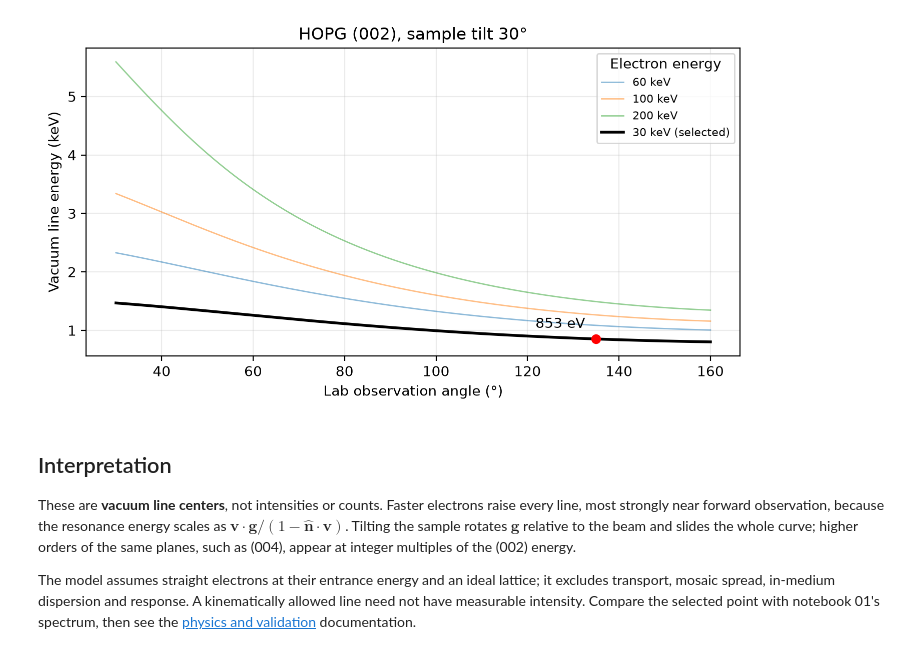
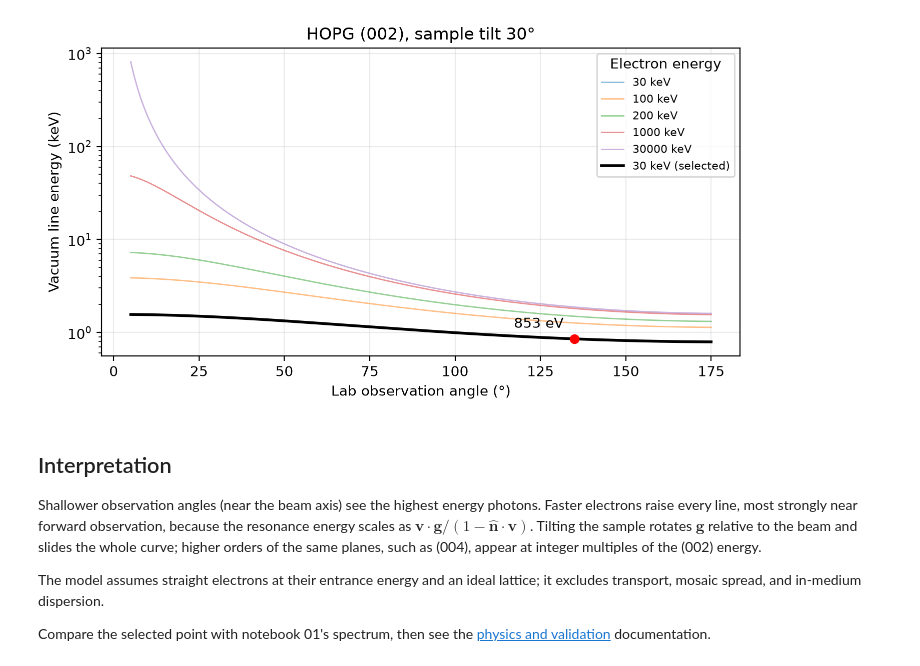
Before and after one commit to Quantum-Light-Matter-Cooperative-QLMC/pyrite, a Jupyter notebook: docs/notebooks/fundamentals/03-pxr-line-energies.ipynb, the cells around one changed output. Cells and saved outputs as stored; diff of their text form; code cells hidden in the pictures.

```diff
--- a/docs/notebooks/fundamentals/03-pxr-line-energies.ipynb
+++ b/docs/notebooks/fundamentals/03-pxr-line-energies.ipynb
@@ -28,9 +28,9 @@ from pyrite.radiation import photon_energies
 catalog = load_material_catalog()
 # %%
 # Live in Molab or a local marimo session; the static page shows the defaults.
-energy_keV = mo.ui.slider(10, 200, step=5, value=30, label="Electron energy (keV)")
-tilt_deg = mo.ui.slider(0, 75, step=5, value=30, label="Sample tilt (°)")
-observation_deg = mo.ui.slider(30, 160, step=5, value=135, label="Observation angle (°)")
+energy_keV = mo.ui.slider(30, 1000, step=10, value=30, label="Electron energy (keV)")
+tilt_deg = mo.ui.slider(0, 89, step=5, value=30, label="Sample tilt (°)")
+observation_deg = mo.ui.slider(5, 180, step=5, value=135, label="Observation angle (°)")
 reflection = mo.ui.dropdown(
     {"(002)": (0, 0, 2), "(004)": (0, 0, 4), "(006)": (0, 0, 6)},
     value="(002)",
@@ -42,8 +42,8 @@ mo.vstack([energy_keV, tilt_deg, observation_deg, reflection])
 # %%
 from pyrite.units import ureg
 
-angles_deg = np.linspace(30, 160, 131)
-reference_keV = np.array([60.0, 100.0, 200.0])
+angles_deg = np.linspace(5, 175, 171)
+reference_keV = np.array([30.0, 100.0, 200.0, 1_000.0, 30_000.0])
 # The analytic API takes numeric eV/degree magnitudes, not Pint objects.
 beam_energies_eV = (np.r_[reference_keV, energy_keV.value] * ureg.keV).to("eV").magnitude
 lines_eV = photon_energies(
@@ -67,30 +67,32 @@ selected_eV = float(
 # %%
 figure, axis = plt.subplots(figsize=(7, 3.8), layout="constrained")
 for _energy, _line in zip(reference_keV, lines_eV[:-1], strict=True):
     axis.plot(angles_deg, _line / 1_000, lw=1, alpha=0.5, label=f"{_energy:g} keV")
 axis.plot(angles_deg, lines_eV[-1] / 1_000, "k", lw=2, label=f"{energy_keV.value:g} keV (selected)")
 axis.plot(observation_deg.value, selected_eV / 1_000, "ro", zorder=3)
 axis.annotate(
     f"{selected_eV:.0f} eV",
     (observation_deg.value, selected_eV / 1_000),
     textcoords="offset points",
     xytext=(-8, 8),
     ha="right",
 )
 axis.set(
     xlabel="Lab observation angle (°)",
     ylabel="Vacuum line energy (keV)",
     title=f"HOPG {reflection.selected_key}, sample tilt {tilt_deg.value:g}°",
+    yscale="log",
 )
 axis.grid(alpha=0.25)
 axis.legend(title="Electron energy", fontsize=8)
 figure  # noqa: B018 - marimo renders the final expression
 # %% [output]
-[figure, old version]
+[figure, new version]
 # %% [markdown]
 ## Interpretation
 
-These are **vacuum line centers**, not intensities or counts. Faster
+Shallower observation angles (near the beam axis) see the highest
+energy photons. Faster
 electrons raise every line, most strongly near forward observation, because
 the resonance energy scales as $\mathbf v\cdot\mathbf g/(1-\hat{\mathbf n}\cdot\mathbf v)$.
 Tilting the sample rotates $\mathbf g$ relative to the beam and slides the
@@ -98,8 +100,8 @@ whole curve; higher orders of the same planes, such as (004), appear at
 integer multiples of the (002) energy.
 
 The model assumes straight electrons at their entrance energy and an ideal
-lattice; it excludes transport, mosaic spread, in-medium dispersion and
-response. A kinematically allowed line need not have measurable intensity.
+lattice; it excludes transport, mosaic spread, and in-medium dispersion.
+
 Compare the selected point with notebook 01's spectrum, then see the
 [physics and validation](https://pyrite.readthedocs.io/en/latest/physics/index.html)
 documentation.
```
Also changed, not shown: parts of 2 cells of this notebook, 11 other files.
